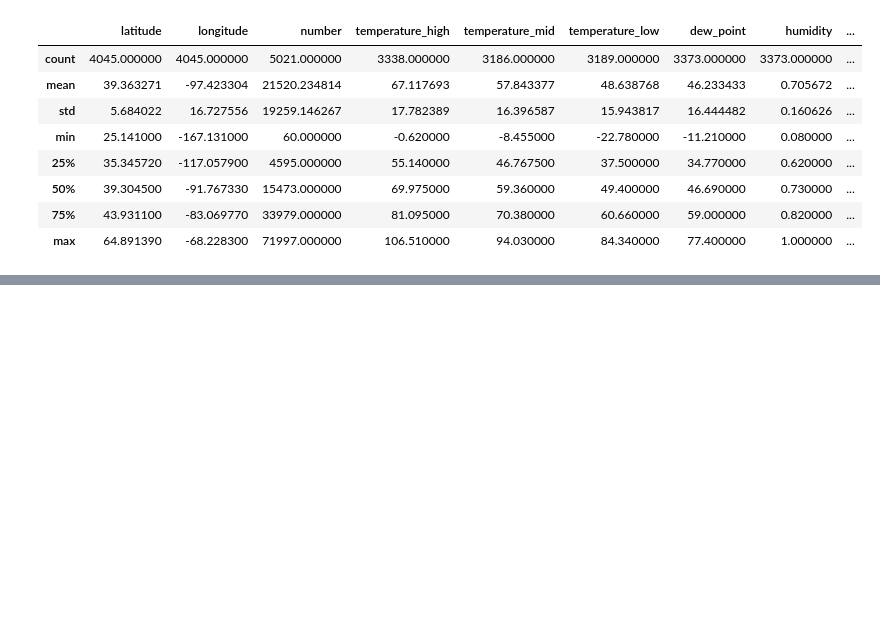
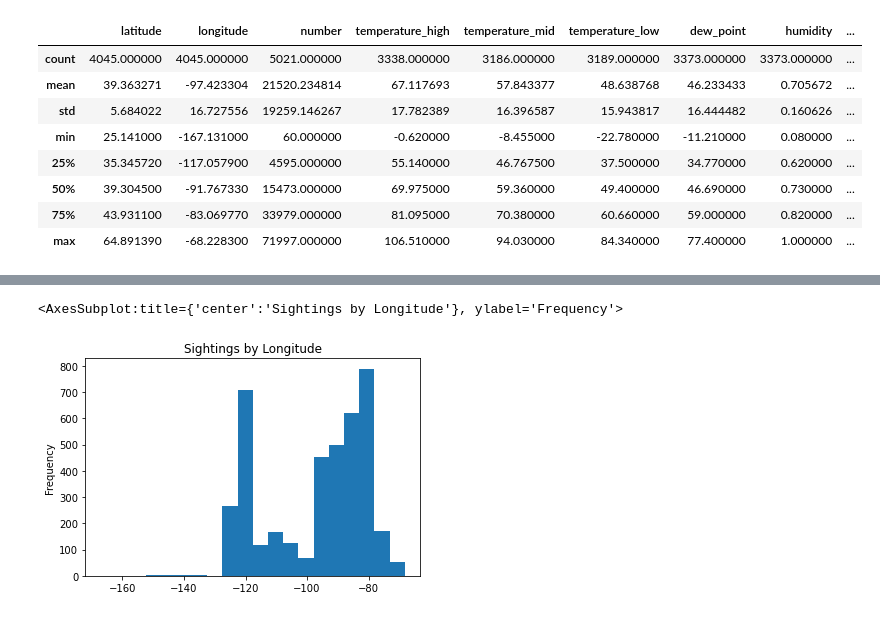
Before and after one commit to wsrtka/where-is-bigfoot, a Jupyter notebook: bigfoot.ipynb, the cells around one changed output, grey strips where cells are left out. Drawn from its saved outputs; the diff is of its cells as text; code cells hidden in the pictures; blank space fills up the shorter version.

```diff
--- a/bigfoot.ipynb
+++ b/bigfoot.ipynb
@@ -26,0 +43,5 @@ reports.describe()
+# %%
+reports["longitude"].plot.hist(bins=20, title="Sightings by Longitude")
+# %% [output]
+<AxesSubplot:title={'center':'Sightings by Longitude'}, ylabel='Frequency'>
+[figure, added]
```
Also changed, not shown: parts of 8 cells of this notebook.
